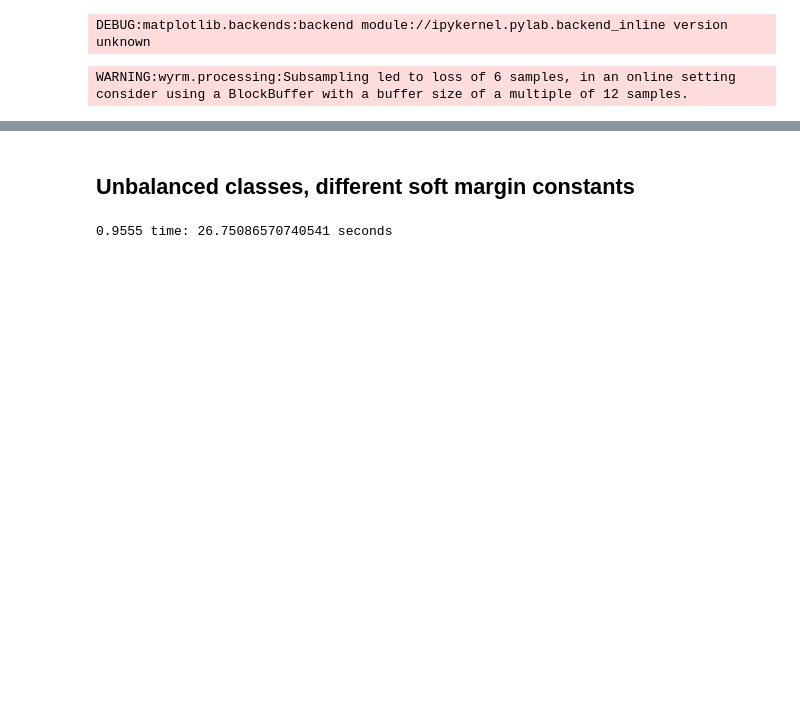
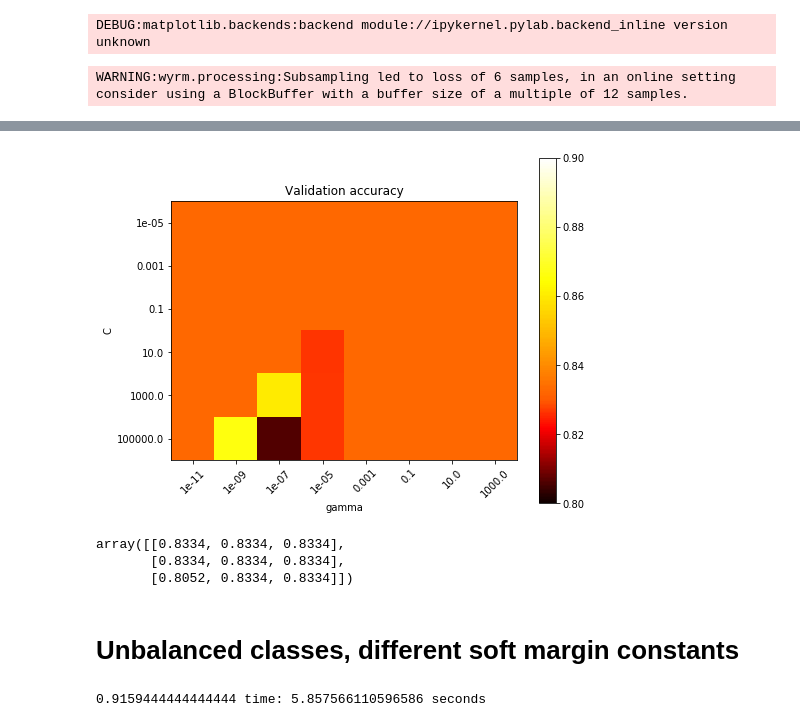
Before and after one commit to sofisappia/Machine-Learning-Algorithms, a Jupyter notebook: SVM.ipynb, the cells around one changed output, grey strips where cells are left out. Cells and saved outputs as stored; diff of their text form; code cells hidden in the pictures; blank space fills up the shorter version.

```diff
--- a/SVM.ipynb
+++ b/SVM.ipynb
@@ -262,0 +438,14 @@ Accuracy: 99.0%
+# %%
+from matplotlib.colors import Normalize
+# Utility function to move the midpoint of a colormap to be around
+# the values of interest.
+
+class MidpointNormalize(Normalize):
+
+    def __init__(self, vmin=None, vmax=None, midpoint=None, clip=False):
+        self.midpoint = midpoint
+        Normalize.__init__(self, vmin, vmax, clip)
+
+    def __call__(self, value, clip=None):
+        x, y = [self.vmin, self.midpoint, self.vmax], [0, 0.5, 1]
+        return np.ma.masked_array(np.interp(value, x, y))
@@ -262,0 +454,25 @@ Accuracy: 99.0%
+# %%
+# Draw heatmap of the validation accuracy as a function of gamma and C
+#
+# The score are encoded as colors with the hot colormap which varies from dark
+# red to bright yellow. As the most interesting scores are all located in the
+# 0.92 to 0.97 range we use a custom normalizer to set the mid-point to 0.92 so
+# as to make it easier to visualize the small variations of score values in the
+# interesting range while not brutally collapsing all the low score values to
+# the same color.
+# scores = grid.cv_results_['mean_test_roc_auc'].reshape(5,5)
+
+scores = grid2.cv_results_['mean_test_score'].reshape(len(C_range), 8)
+                                                    # len(gamma_range))
+plt.figure(figsize=(8, 6))
+plt.subplots_adjust(left=.2, right=0.95, bottom=0.15, top=0.95)
+plt.imshow(scores, interpolation='nearest', cmap=plt.cm.hot,
+           norm=MidpointNormalize(vmin=0.8, midpoint=0.83, vmax = 0.9))
+plt.xlabel('gamma')
+plt.ylabel('C')
+plt.colorbar()
+plt.xticks(np.arange(len(gamma_range)), gamma_range, rotation=45)
+plt.yticks(np.arange(len(C_range)), C_range)
+plt.title('Validation accuracy')
+plt.show()
+# %% [output]
@@ -263,3 +481,10 @@ Accuracy: 99.0%
+[figure, added]
+# %%
+scores
+# %% [output]
+array([[0.8334, 0.8334, 0.8334],
+       [0.8334, 0.8334, 0.8334],
+       [0.8052, 0.8334, 0.8334]])
 # %% [markdown]
-## Unbalanced classes, different soft margin constants
+# Unbalanced classes, different soft margin constants
 # %%
@@ -272,9 +497,9 @@ C = {0 : C_nontarget, 1 : C_target}
 # %%
 clf = CalibratedClassifierCV(base_estimator=LinearSVC(C = 1, class_weight = C), cv=2)
 t_start = time.clock()
-clf.fit(x, y)
-pred = clf.predict_proba(x_test)
+clf.fit(x_norm_B, y_B)
+pred = clf.predict_proba(x_test_norm_B)
 t_end = time.clock()
-print(clf.score(x_test, y_test), 'time: {} seconds'.format(t_end - t_start))
+print(clf.score(x_test_norm_B, y_test_B), 'time: {} seconds'.format(t_end - t_start))
 # %% [output]
-0.9555 time: 26.75086570740541 seconds
+0.9159444444444444 time: 5.857566110596586 seconds
```
Also changed, not shown: parts of 36 cells of this notebook.
